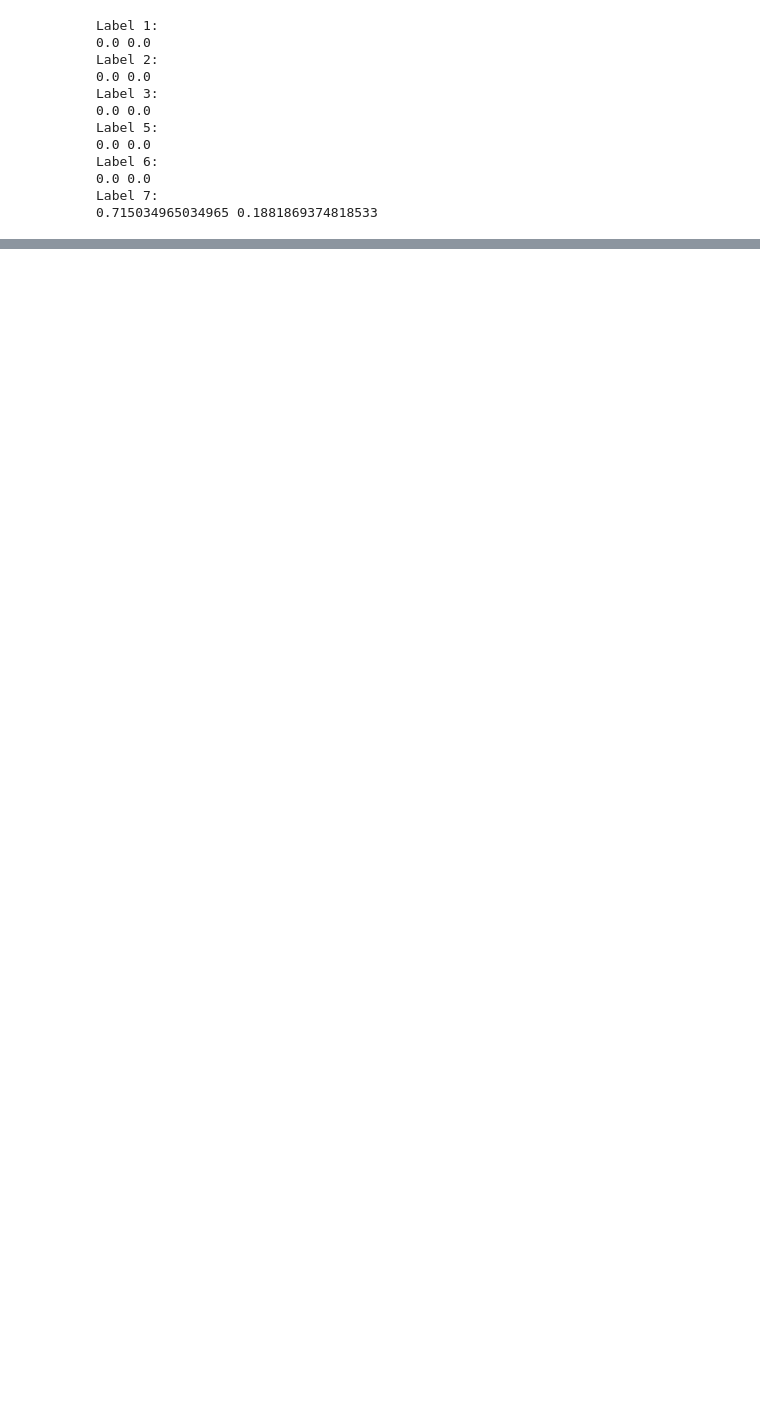
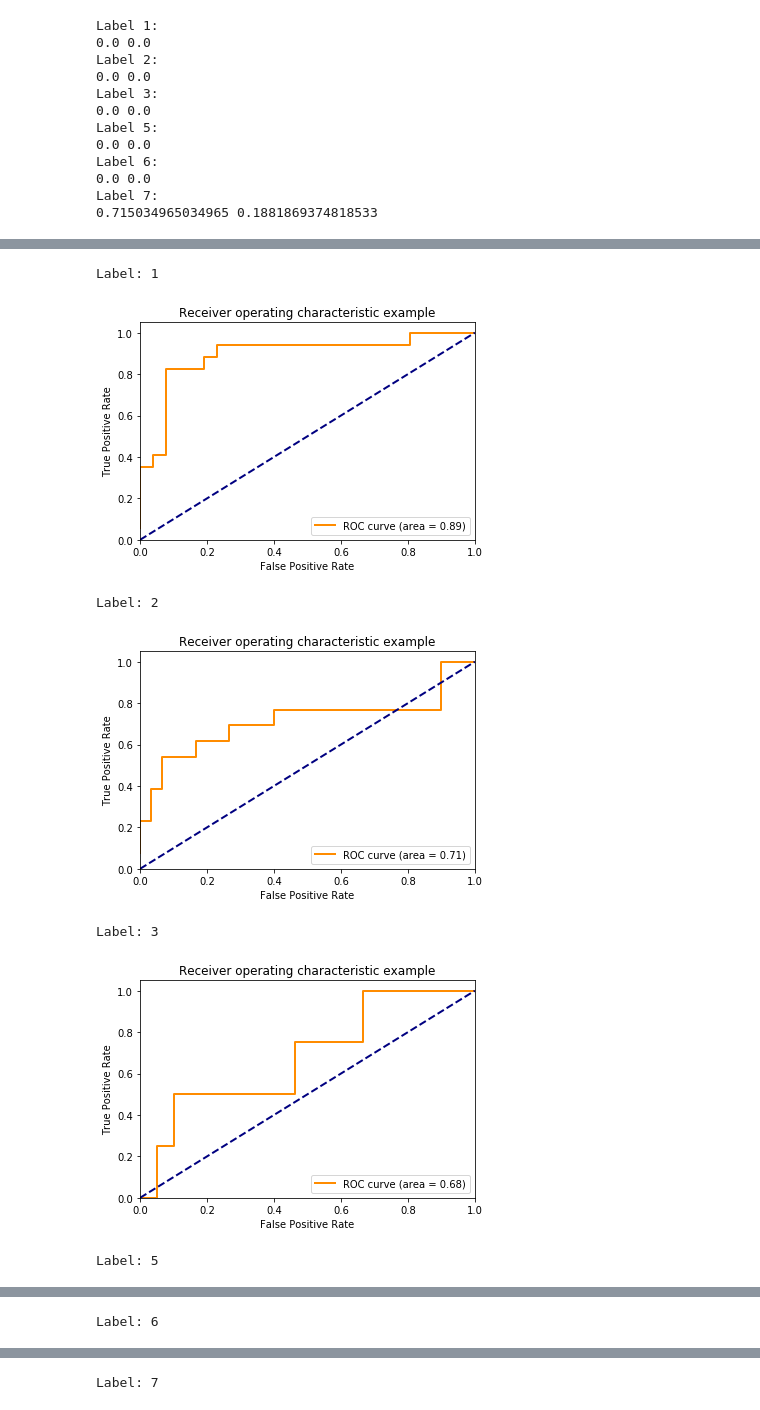
Before and after one commit to JacksonGibsonESP/Sberbank-ML, a Jupyter notebook: Homeworks/Project/project.ipynb, the cells around one changed output, grey strips where cells are left out. Cells and saved outputs as stored; diff of their text form; code cells hidden in the pictures; blank space fills up the shorter version.

```diff
--- a/Homeworks/Project/project.ipynb
+++ b/Homeworks/Project/project.ipynb
@@ -372,0 +560,44 @@ from sklearn.linear_model import LogisticRegression
+# %%
+gb = GradientBoostingClassifier(n_estimators=200, max_features=3).fit(X_train, Y_train_bin[:, 0])
+fpr, tpr, _ = roc_curve(Y_validation_bin[:, 0], gb.predict_proba(X_validation)[:, 1], pos_label=1)
+roc_auc = auc(fpr, tpr)
+print("Label: " + str(classes[0]))
+plot_roc_auc(fpr, tpr, roc_auc)
+
+gb = GradientBoostingClassifier(n_estimators=500, max_features=1).fit(X_train, Y_train_bin[:, 1])
+fpr, tpr, _ = roc_curve(Y_validation_bin[:, 1], gb.predict_proba(X_validation)[:, 1], pos_label=1)
+roc_auc = auc(fpr, tpr)
+print("Label: " + str(classes[1]))
+plot_roc_auc(fpr, tpr, roc_auc)
+
+gb = GradientBoostingClassifier(n_estimators=200, max_features=1).fit(X_train, Y_train_bin[:, 2])
+fpr, tpr, _ = roc_curve(Y_validation_bin[:, 2], gb.predict_proba(X_validation)[:, 1], pos_label=1)
+roc_auc = auc(fpr, tpr)
+print("Label: " + str(classes[2]))
+plot_roc_auc(fpr, tpr, roc_auc)
+
+gb = GradientBoostingClassifier(n_estimators=500, max_features=3).fit(X_train, Y_train_bin[:, 3])
+fpr, tpr, _ = roc_curve(Y_validation_bin[:, 3], gb.predict_proba(X_validation)[:, 1], pos_label=1)
+roc_auc = auc(fpr, tpr)
+print("Label: " + str(classes[3]))
+plot_roc_auc(fpr, tpr, roc_auc)
+
+gb = GradientBoostingClassifier(n_estimators=50, max_features=5).fit(X_train, Y_train_bin[:, 4])
+fpr, tpr, _ = roc_curve(Y_validation_bin[:, 4], gb.predict_proba(X_validation)[:, 1], pos_label=1)
+roc_auc = auc(fpr, tpr)
+print("Label: " + str(classes[4]))
+plot_roc_auc(fpr, tpr, roc_auc)
+
+gb = GradientBoostingClassifier(n_estimators=200, max_features=1).fit(X_train, Y_train_bin[:, 5])
+fpr, tpr, _ = roc_curve(Y_validation_bin[:, 5], gb.predict_proba(X_validation)[:, 1], pos_label=1)
+roc_auc = auc(fpr, tpr)
+print("Label: " + str(classes[5]))
+plot_roc_auc(fpr, tpr, roc_auc)
+# %% [output]
+Label: 1
+[figure, added]
+Label: 2
+[figure, added]
+Label: 3
+[figure, added]
+Label: 5
@@ -372,0 +605 @@ from sklearn.linear_model import LogisticRegression
+Label: 6
@@ -372,0 +607 @@ from sklearn.linear_model import LogisticRegression
+Label: 7
```
Also changed, not shown: parts of 21 cells of this notebook.
